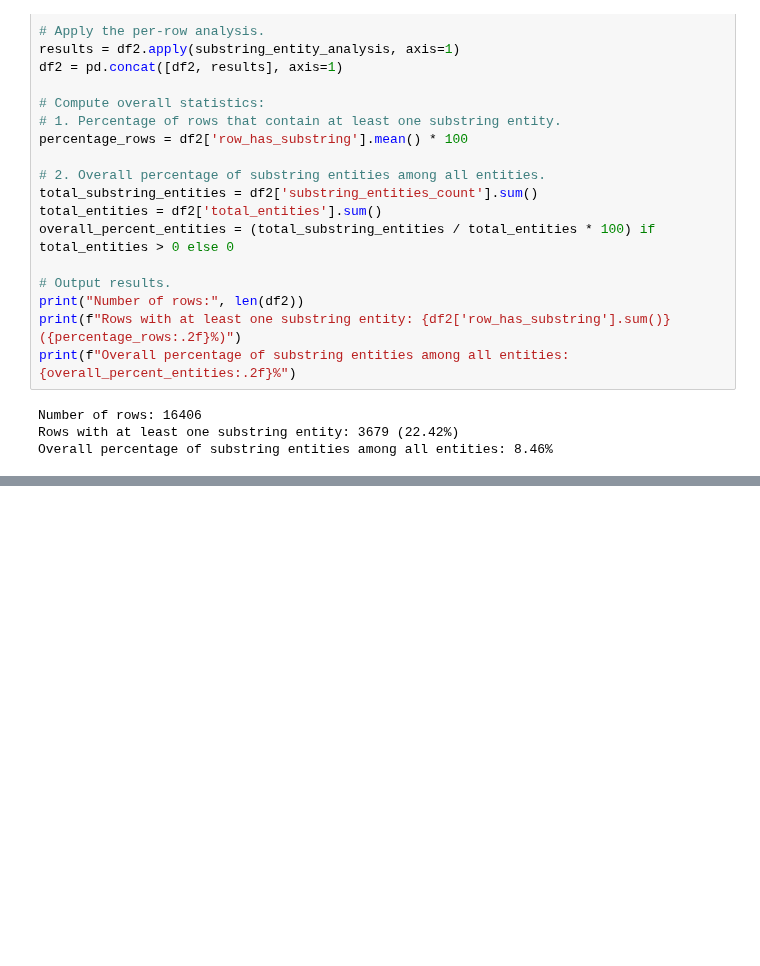
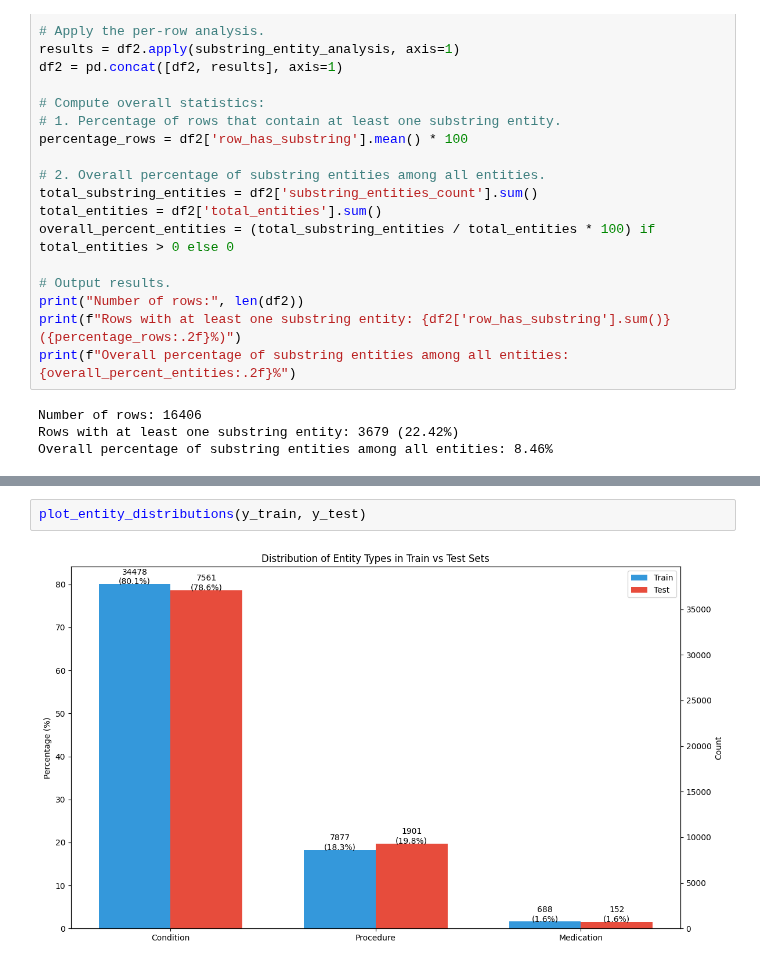
Before and after one commit to orlevit/medical_ner, a Jupyter notebook: eda.ipynb, the cells around one changed output, grey strips where cells are left out. Drawn from its saved outputs; the diff is of its cells as text; blank space fills up the shorter version.

```diff
--- a/eda.ipynb
+++ b/eda.ipynb
@@ -458,0 +403,4 @@ Medication      93.0            94.1            0.0108          0.2353
+# %%
+plot_entity_distributions(y_train, y_test)
+# %% [output]
+[figure, added]
```
Also changed, not shown: parts of 8 cells of this notebook, 4 other files.
